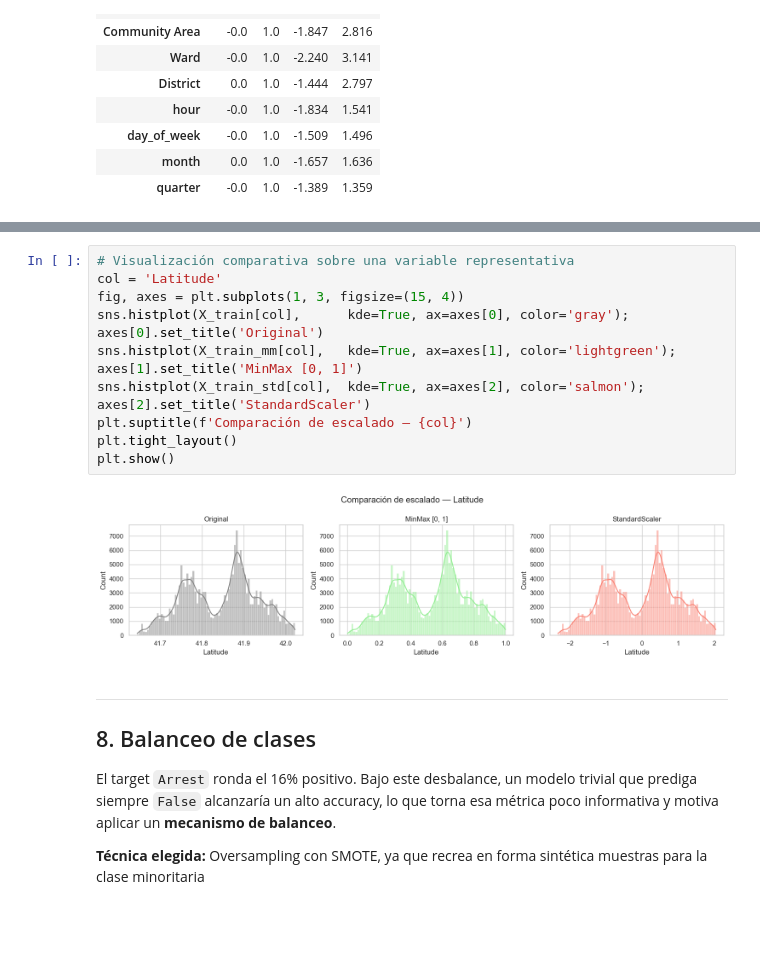
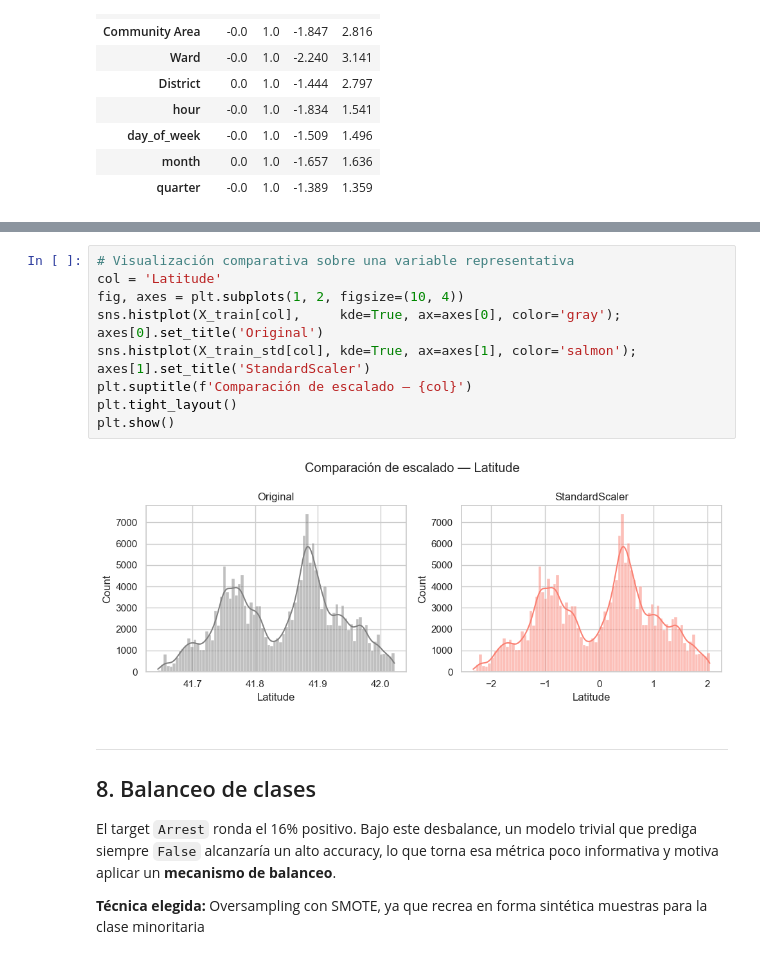
Before and after one commit to francomor/ceia-analisis-de-datos-tp-final, a Jupyter notebook: 2.tp_final_parte2_fran.ipynb, the cells around one changed output, grey strips where cells are left out. Drawn from its saved outputs; the diff is of its cells as text; blank space fills up the shorter version.

```diff
--- a/2.tp_final_parte2_fran.ipynb
+++ b/2.tp_final_parte2_fran.ipynb
@@ -471,15 +445,14 @@ X_train_mm[num_scale].describe().loc[['mean', 'std', 'min', 'max']].round(3).T.h
 # %%
 # Visualización comparativa sobre una variable representativa
 col = 'Latitude'
-fig, axes = plt.subplots(1, 3, figsize=(15, 4))
-sns.histplot(X_train[col],      kde=True, ax=axes[0], color='gray');       axes[0].set_title('Original')
-sns.histplot(X_train_mm[col],   kde=True, ax=axes[1], color='lightgreen'); axes[1].set_title('MinMax [0, 1]')
-sns.histplot(X_train_std[col],  kde=True, ax=axes[2], color='salmon');     axes[2].set_title('StandardScaler')
+fig, axes = plt.subplots(1, 2, figsize=(10, 4))
+sns.histplot(X_train[col],     kde=True, ax=axes[0], color='gray');   axes[0].set_title('Original')
+sns.histplot(X_train_std[col], kde=True, ax=axes[1], color='salmon'); axes[1].set_title('StandardScaler')
 plt.suptitle(f'Comparación de escalado — {col}')
 plt.tight_layout()
 plt.show()
 # %% [output]
-[figure, old version]
+[figure, new version]
 # %% [markdown]
 ---
 ## 8. Balanceo de clases
```
Also changed, not shown: parts of 17 cells of this notebook.
